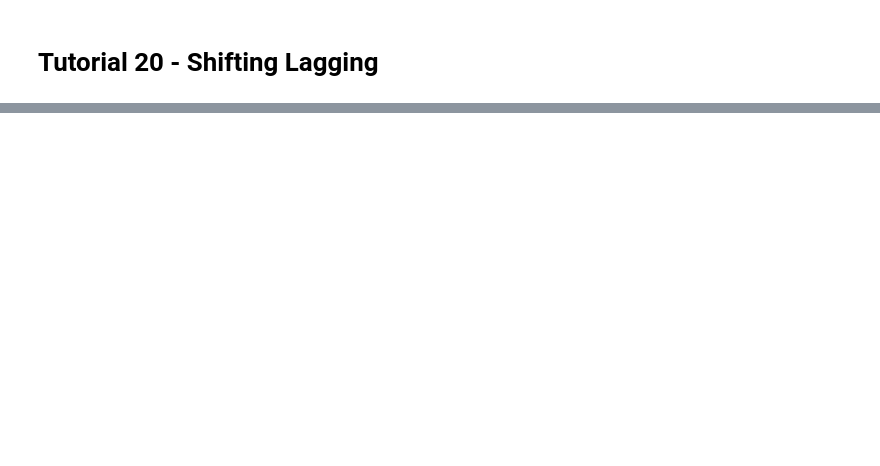
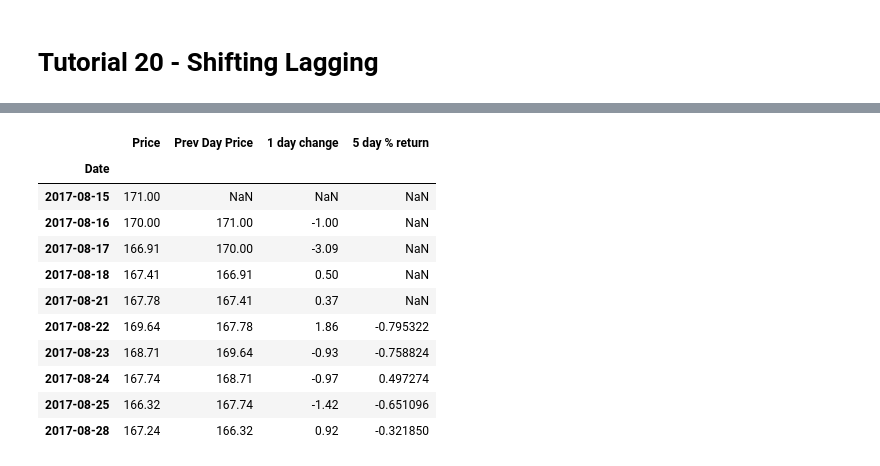
Before and after one commit to jchemile/varios, a Jupyter notebook: code_basics/pandas_tutorial/pandas_tutorial.ipynb, the cells around one changed output, grey strips where cells are left out. Drawn from its saved outputs; the diff is of its cells as text; code cells hidden in the pictures; blank space fills up the shorter version.

```diff
--- a/code_basics/pandas_tutorial/pandas_tutorial.ipynb
+++ b/code_basics/pandas_tutorial/pandas_tutorial.ipynb
@@ -738,2 +913,5 @@ Freq: B, dtype: int32
 # %% [markdown]
 # Tutorial 20 - Shifting Lagging
+# %%
+df = pd.read_csv("fb19.csv", parse_dates = ['Date'], index_col='Date')
+df
@@ -739,0 +946,3 @@ Freq: B, dtype: int32
+# %%
+df['Prev Day Price'] = df['Price'].shift(1)
+df
@@ -739,0 +962,3 @@ Freq: B, dtype: int32
+# %%
+df['1 day change'] = df['Price'] - df['Prev Day Price']
+df
@@ -739,0 +978,16 @@ Freq: B, dtype: int32
+# %%
+df['5 day % return'] = (df['Price'] - df['Price'].shift(5))*100/df['Price'].shift(5)
+df
+# %% [output]
+|  | Price | Prev Day Price | 1 day change | 5 day % return |
+| Date |  |  |  |  |
+| 2017-08-15 | 171.00 | NaN | NaN | NaN |
+| 2017-08-16 | 170.00 | 171.00 | -1.00 | NaN |
+| 2017-08-17 | 166.91 | 170.00 | -3.09 | NaN |
+| 2017-08-18 | 167.41 | 166.91 | 0.50 | NaN |
+| 2017-08-21 | 167.78 | 167.41 | 0.37 | NaN |
+| 2017-08-22 | 169.64 | 167.78 | 1.86 | -0.795322 |
+| 2017-08-23 | 168.71 | 169.64 | -0.93 | -0.758824 |
+| 2017-08-24 | 167.74 | 168.71 | -0.97 | 0.497274 |
+| 2017-08-25 | 166.32 | 167.74 | -1.42 | -0.651096 |
+| 2017-08-28 | 167.24 | 166.32 | 0.92 | -0.321850 |
```
Also changed, not shown: parts of 112 cells of this notebook, 40 other files.
